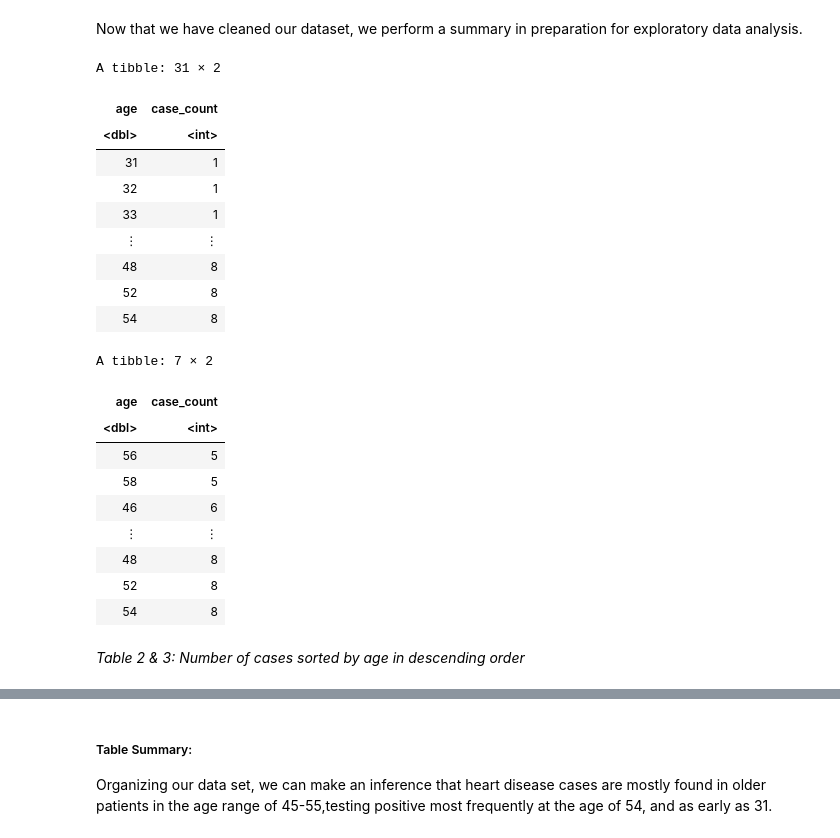
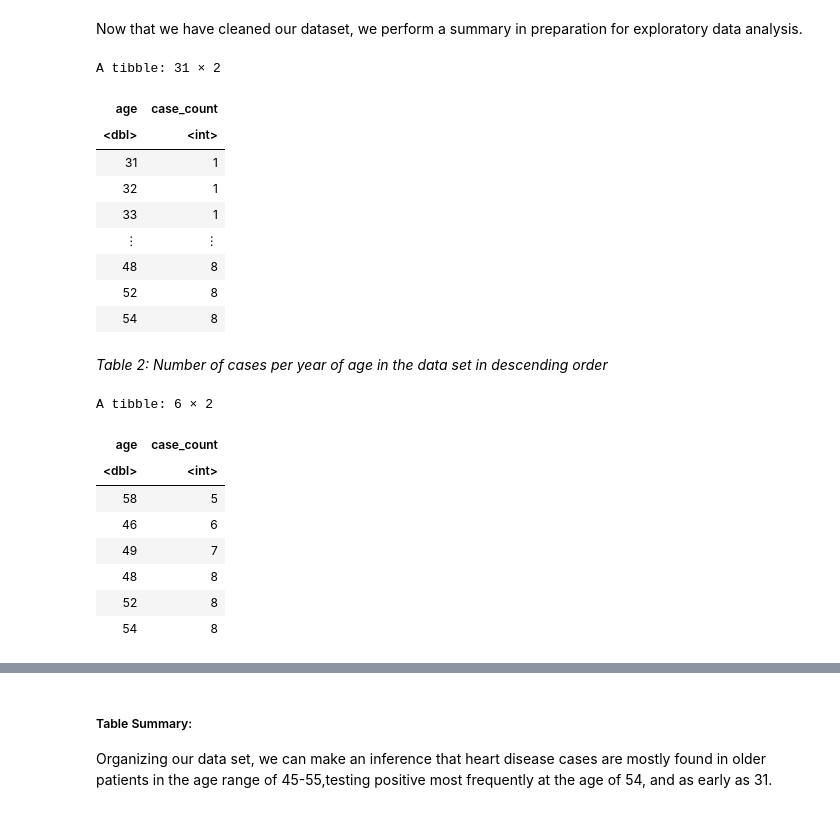
Before and after one commit to jaden-lai/DSCI-100-006-21, a Jupyter notebook: project_final.ipynb, the cells around one changed output, grey strips where cells are left out. Drawn from its saved outputs; the diff is of its cells as text; code cells hidden in the pictures.

```diff
--- a/project_final.ipynb
+++ b/project_final.ipynb
@@ -102,7 +84,6 @@ Now that we have cleaned our dataset, we perform a summary in preparation for ex
             arrange(case_count)
 
 heart_disease_hungarian_summarize
-tail(heart_disease_hungarian_summarize, 7)
 # %% [output]
 A tibble: 31 × 2
 | age | case_count |
@@ -114,15 +95,17 @@ A tibble: 31 × 2
 | 48 | 8 |
 | 52 | 8 |
 | 54 | 8 |
-A tibble: 7 × 2
-| age | case_count |
-| <dbl> | <int> |
-| 56 | 5 |
-| 58 | 5 |
-| 46 | 6 |
-| ⋮ | ⋮ |
-| 48 | 8 |
-| 52 | 8 |
-| 54 | 8 |
-# %% [markdown]
-*Table 2 & 3: Number of cases sorted by age in descending order*
+# %% [markdown]
+*Table 2: Number of cases per year of age in the data set in descending order*
+# %%
+tail(heart_disease_hungarian_summarize, 6)
+# %% [output]
+A tibble: 6 × 2
+| age | case_count |
+| <dbl> | <int> |
+| 58 | 5 |
+| 46 | 6 |
+| 49 | 7 |
+| 48 | 8 |
+| 52 | 8 |
+| 54 | 8 |
```
Also changed, not shown: parts of 10 cells of this notebook.
